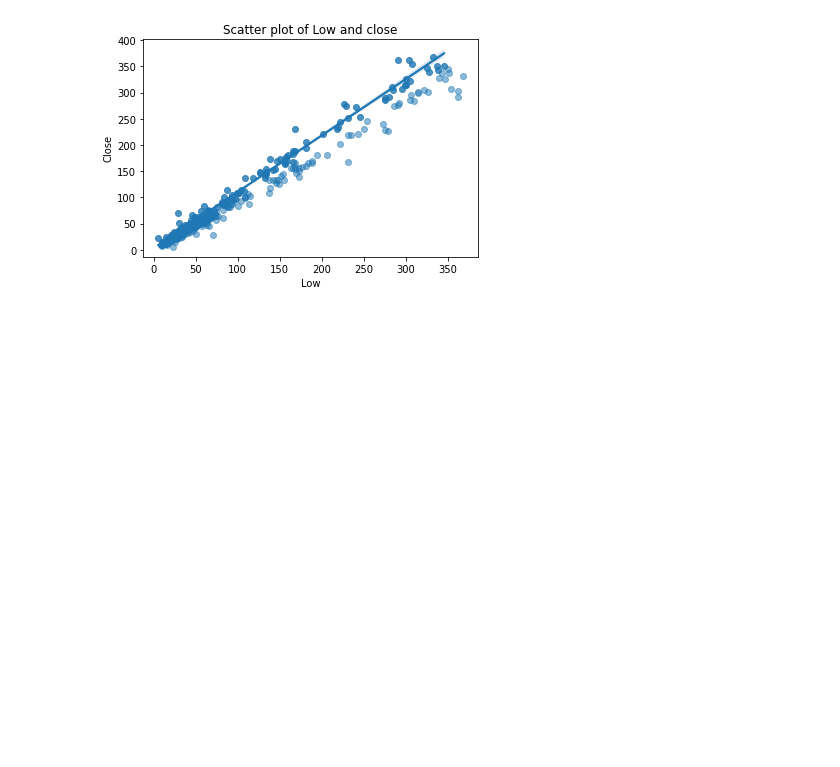
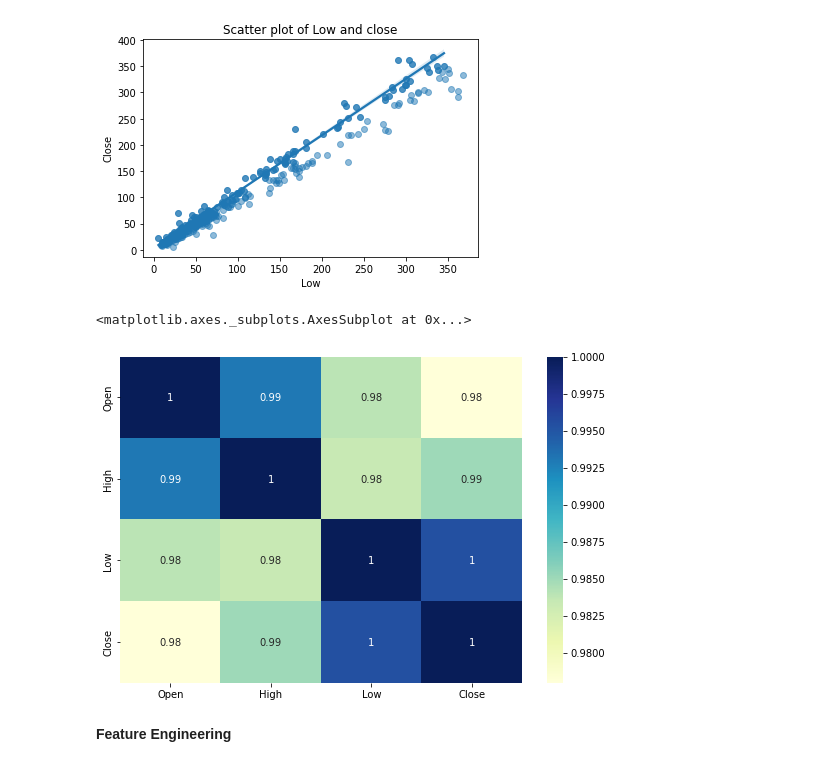
Before and after one commit to sunanda-debnath/Yes-Bank-Stock-Predication, a Jupyter notebook: Yes__Bank__Stock_Predication.ipynb, the cells around one changed output. Drawn from its saved outputs; the diff is of its cells as text; code cells hidden in the pictures; blank space fills up the shorter version.

```diff
--- a/Yes__Bank__Stock_Predication.ipynb
+++ b/Yes__Bank__Stock_Predication.ipynb
@@ -227,3 +227,13 @@ plt.show()
 [figure]
 [figure]
 [figure]
+# %%
+#Let's get the heatmmap of the Numerical Variables
+plt.figure(figsize= (9, 6))
+Coorelation_matrix= df.corr()
+sns.heatmap(Coorelation_matrix, annot= True, cmap= 'YlGnBu')
+# %% [output]
+<matplotlib.axes._subplots.AxesSubplot at 0x...>
+[figure, added]
+# %% [markdown]
+**Feature Engineering**
```
Also changed, not shown: parts of 2 cells of this notebook.
